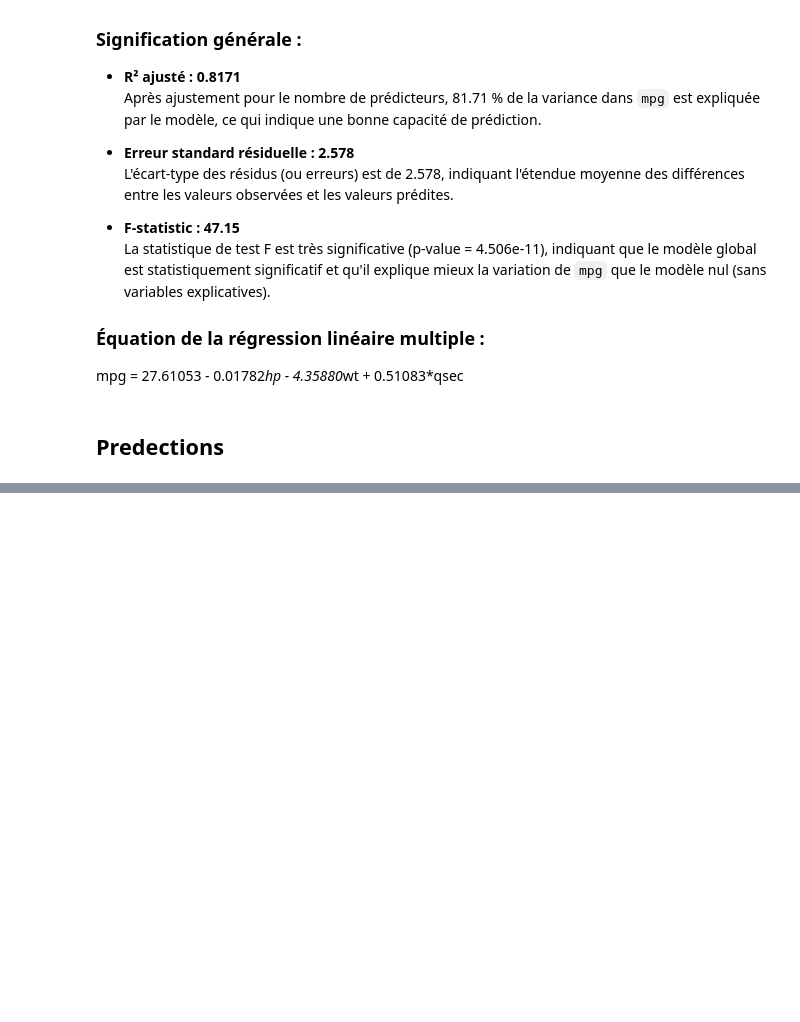
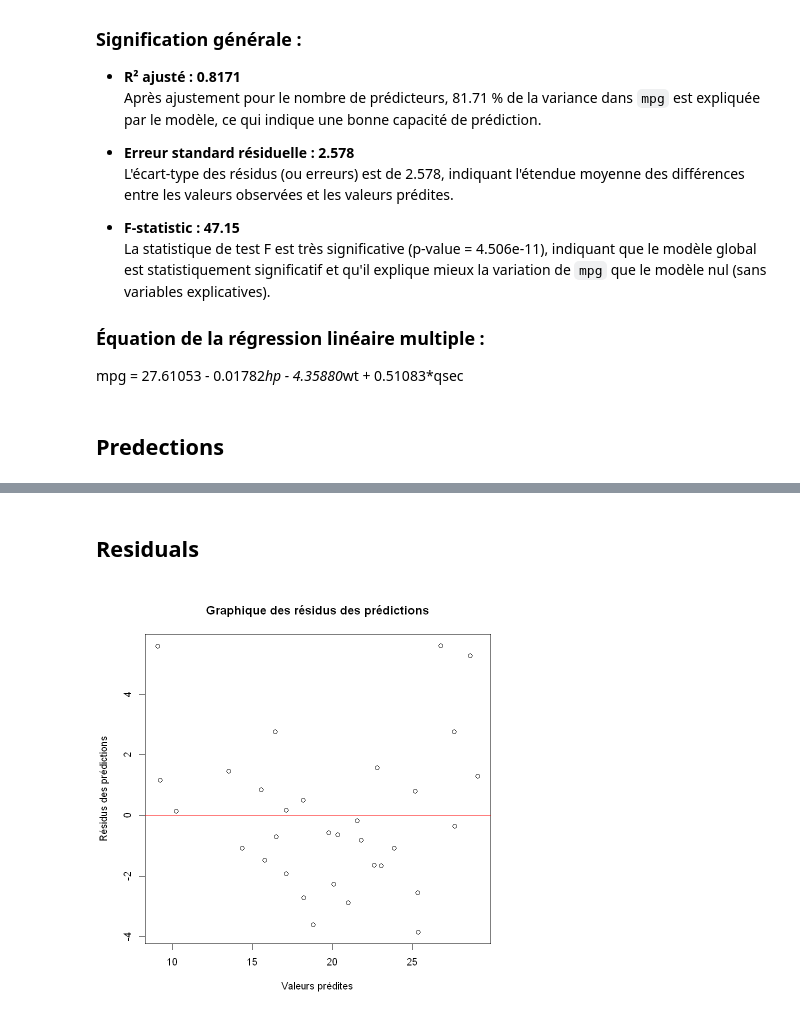
Before and after one commit to FirasKahlaoui/university-codes-and-tps, a Jupyter notebook: Prevision/Multiple Regression/multiple_regression.ipynb, the cells around one changed output, grey strips where cells are left out. Saved outputs shown, nothing was run; the diff lists cells and outputs as text; code cells hidden in the pictures; blank space fills up the shorter version.

Commit message:
Plot the residuals

```diff
--- a/Prevision/Multiple Regression/multiple_regression.ipynb
+++ b/Prevision/Multiple Regression/multiple_regression.ipynb
@@ -136,5 +130,5 @@ new_data <- data.frame(
 # %%
-predictions <- predict(model, newdata = new_data)
+predictions <- predict(model, newdata = mtcars)
 # %%
 predictions
 # %% [output]
@@ -142,0 +151,14 @@ predictions
+# %% [markdown]
+## Residuals
+# %%
+residus_pred <- mtcars$mpg - predictions
+# %%
+par(bg = "white")
+
+plot(predictions, residus_pred,
+     xlab = "Valeurs prédites",
+     ylab = "Résidus des prédictions",
+     main = "Graphique des résidus des prédictions")
+abline(h = 0, col = "#7700ff")
+# %% [output]
+[figure, added]
```
Also changed, not shown: parts of 3 cells of this notebook.
